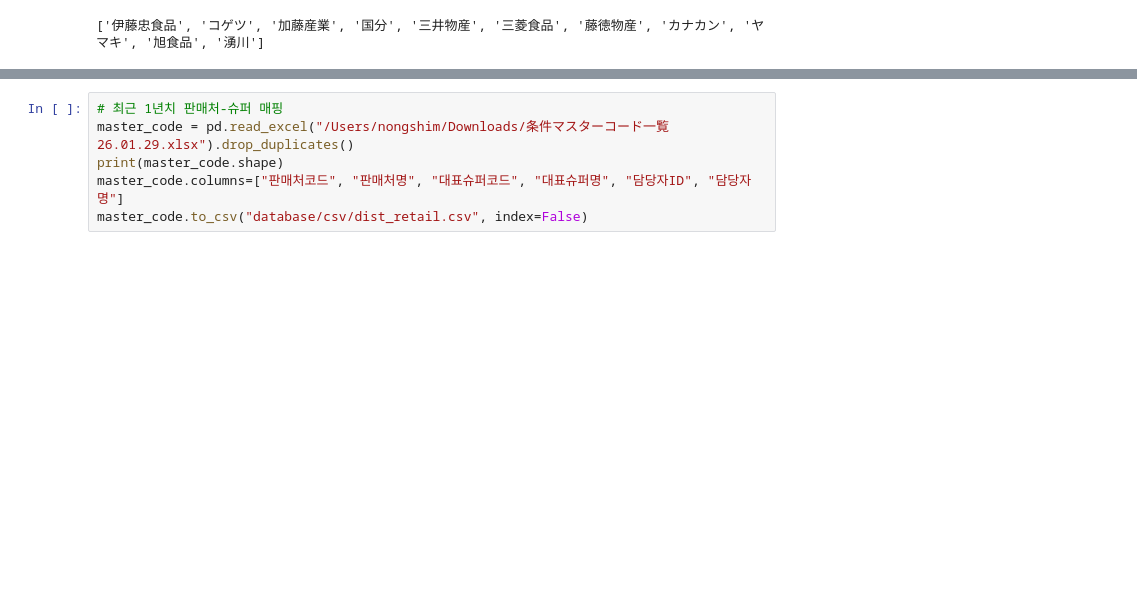
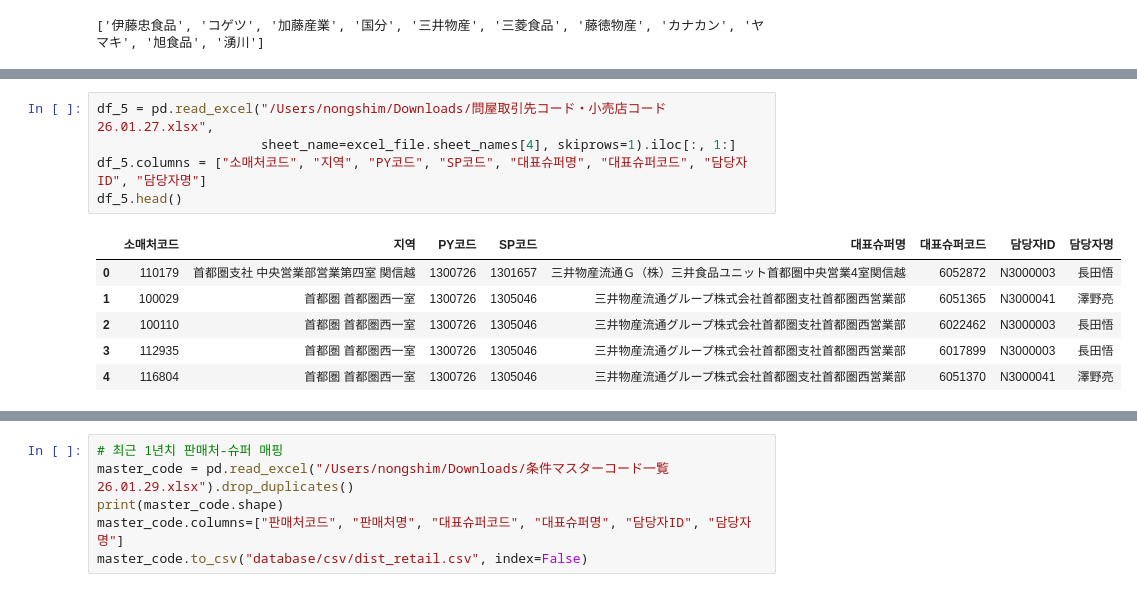
Before and after one commit to mushrhyme/easy-rebate, a Jupyter notebook: notepad.ipynb, the cells around one changed output, grey strips where cells are left out. Drawn from its saved outputs; the diff is of its cells as text; blank space fills up the shorter version.

```diff
--- a/notepad.ipynb
+++ b/notepad.ipynb
@@ -31,0 +66,12 @@ df_1.columns = []
+# %%
+df_5 = pd.read_excel("/Users/nongshim/Downloads/問屋取引先コード・小売店コード26.01.27.xlsx",
+                     sheet_name=excel_file.sheet_names[4], skiprows=1).iloc[:, 1:]
+df_5.columns = ["소매처코드", "지역", "PY코드", "SP코드", "대표슈퍼명", "대표슈퍼코드", "담당자ID", "담당자명"]
+df_5.head()
+# %% [output]
+|  | 소매처코드 | 지역 | PY코드 | SP코드 | 대표슈퍼명 | 대표슈퍼코드 | 담당자ID | 담당자명 |
+| 0 | 110179 | 首都圏支社 中央営業部営業第四室 関信越 | 1300726 | 1301657 | 三井物産流通Ｇ（株）三井食品ユニット首都圏中央営業4室関信越 | 6052872 | N3000003 | 長田悟 |
+| 1 | 100029 | 首都圏 首都圏西一室 | 1300726 | 1305046 | 三井物産流通グループ株式会社首都圏支社首都圏西営業部 | 6051365 | N3000041 | 澤野亮 |
+| 2 | 100110 | 首都圏 首都圏西一室 | 1300726 | 1305046 | 三井物産流通グループ株式会社首都圏支社首都圏西営業部 | 6022462 | N3000003 | 長田悟 |
+| 3 | 112935 | 首都圏 首都圏西一室 | 1300726 | 1305046 | 三井物産流通グループ株式会社首都圏支社首都圏西営業部 | 6017899 | N3000003 | 長田悟 |
+| 4 | 116804 | 首都圏 首都圏西一室 | 1300726 | 1305046 | 三井物産流通グループ株式会社首都圏支社首都圏西営業部 | 6051370 | N3000041 | 澤野亮 |
```
Also changed, not shown: parts of 13 cells of this notebook, 33 other files.
